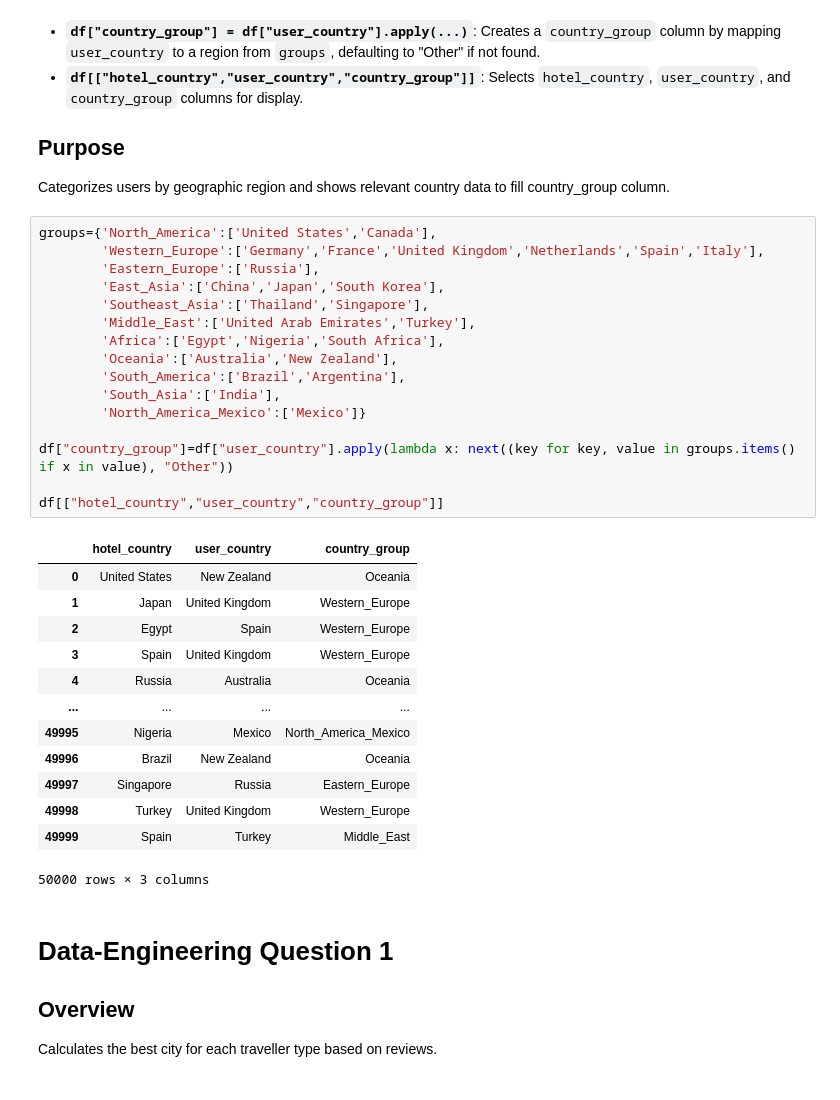
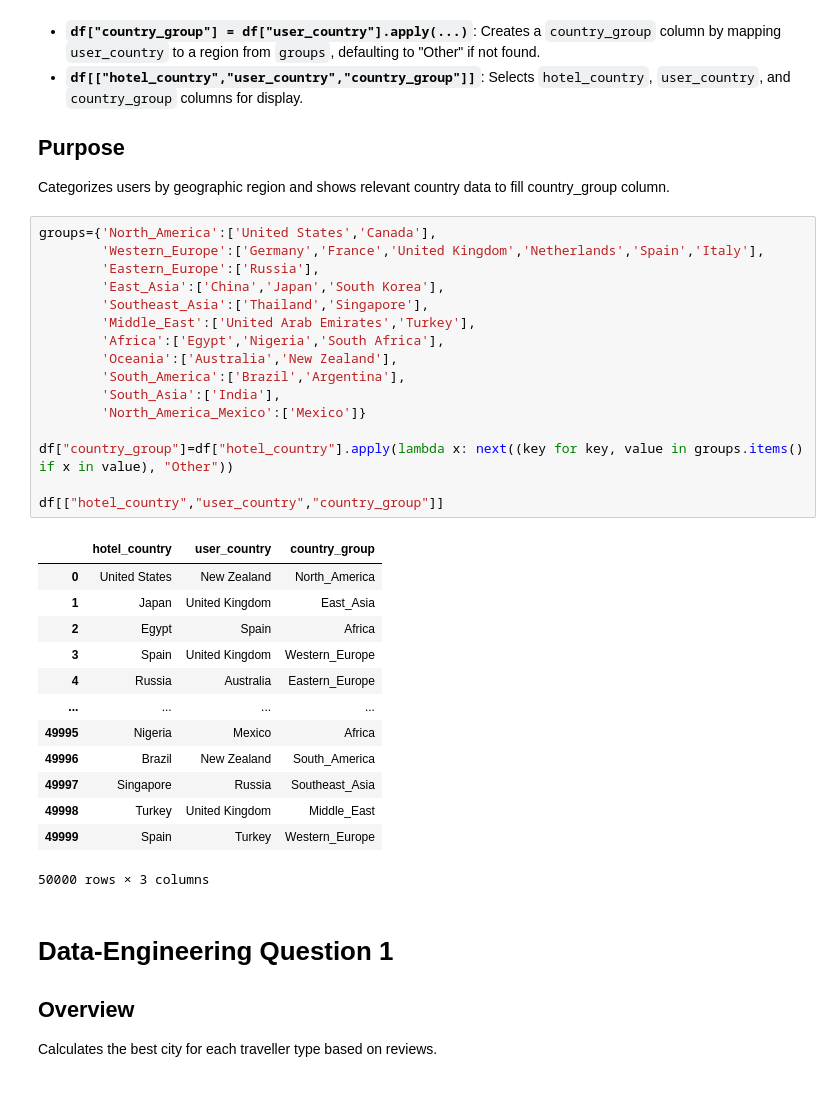
Before and after one commit to quadrefolio/ACL, a Jupyter notebook: main.ipynb, the cells around one changed output. Saved outputs shown, nothing was run; the diff lists cells and outputs as text.

```diff
--- a/main.ipynb
+++ b/main.ipynb
@@ -156,32 +166,32 @@ Categorizes users by geographic region and shows relevant country data to fill c
 # %%
 groups={'North_America':['United States','Canada'],
         'Western_Europe':['Germany','France','United Kingdom','Netherlands','Spain','Italy'],
         'Eastern_Europe':['Russia'],
         'East_Asia':['China','Japan','South Korea'],
         'Southeast_Asia':['Thailand','Singapore'],
         'Middle_East':['United Arab Emirates','Turkey'],
         'Africa':['Egypt','Nigeria','South Africa'],
         'Oceania':['Australia','New Zealand'],
         'South_America':['Brazil','Argentina'],
         'South_Asia':['India'],
         'North_America_Mexico':['Mexico']}
 
-df["country_group"]=df["user_country"].apply(lambda x: next((key for key, value in groups.items() if x in value), "Other"))
+df["country_group"]=df["hotel_country"].apply(lambda x: next((key for key, value in groups.items() if x in value), "Other"))
 
 df[["hotel_country","user_country","country_group"]]
 # %% [output]
 |  | hotel_country | user_country | country_group |
-| 0 | United States | New Zealand | Oceania |
-| 1 | Japan | United Kingdom | Western_Europe |
-| 2 | Egypt | Spain | Western_Europe |
+| 0 | United States | New Zealand | North_America |
+| 1 | Japan | United Kingdom | East_Asia |
+| 2 | Egypt | Spain | Africa |
 | 3 | Spain | United Kingdom | Western_Europe |
-| 4 | Russia | Australia | Oceania |
+| 4 | Russia | Australia | Eastern_Europe |
 | ... | ... | ... | ... |
-| 49995 | Nigeria | Mexico | North_America_Mexico |
-| 49996 | Brazil | New Zealand | Oceania |
-| 49997 | Singapore | Russia | Eastern_Europe |
-| 49998 | Turkey | United Kingdom | Western_Europe |
-| 49999 | Spain | Turkey | Middle_East |
+| 49995 | Nigeria | Mexico | Africa |
+| 49996 | Brazil | New Zealand | South_America |
+| 49997 | Singapore | Russia | Southeast_Asia |
+| 49998 | Turkey | United Kingdom | Middle_East |
+| 49999 | Spain | Turkey | Western_Europe |
 50000 rows × 3 columns
 # %% [markdown]
 # Data-Engineering Question 1
```
Also changed, not shown: parts of 25 cells of this notebook, 3 other files.
